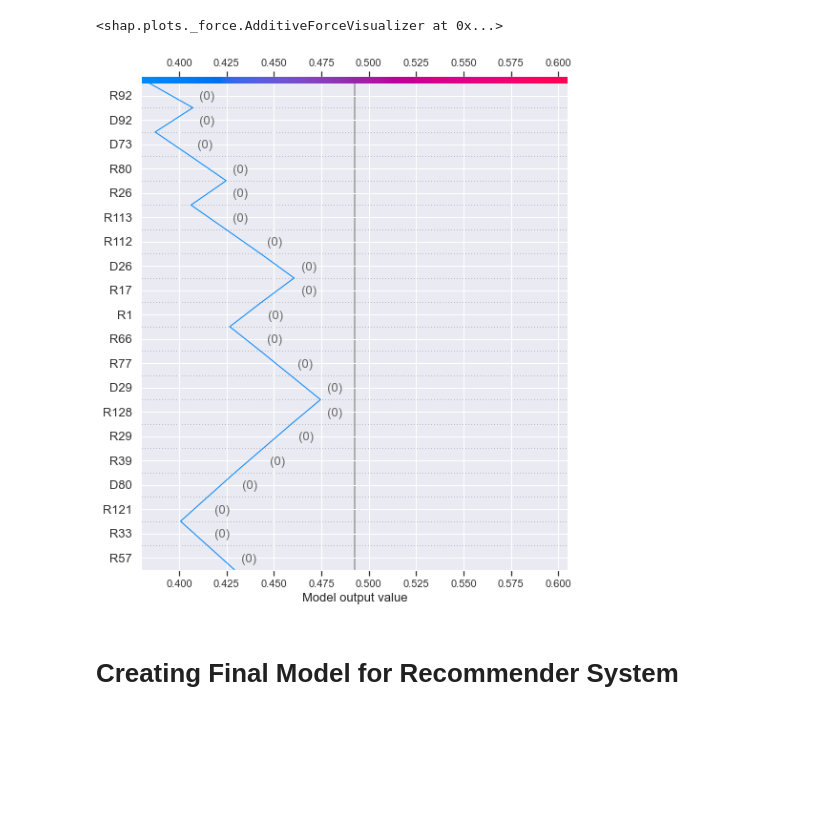
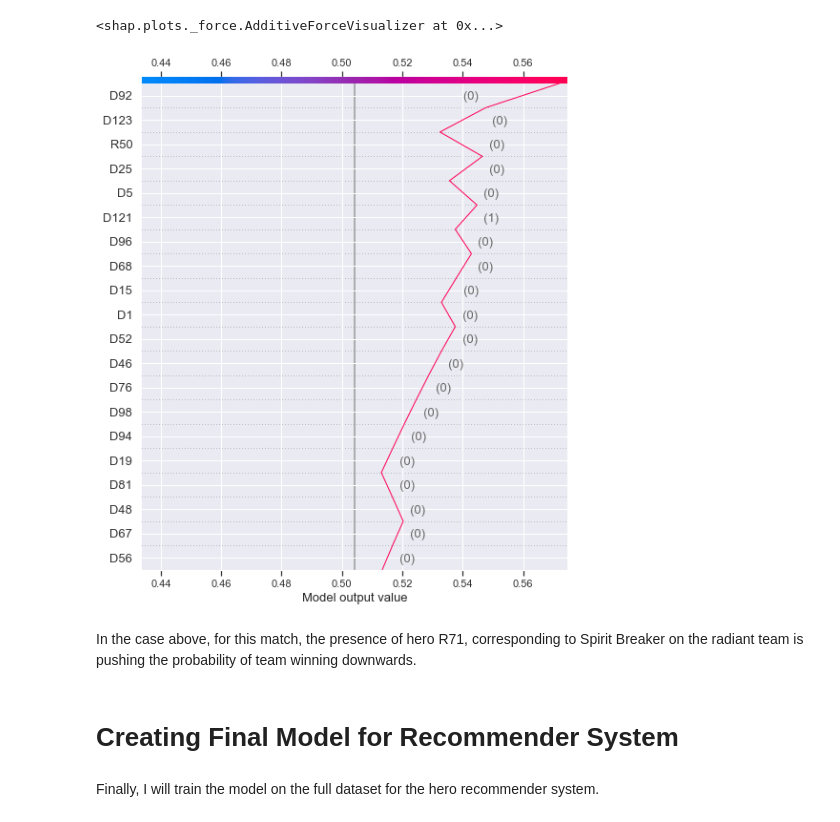
Before and after one commit to zackchia1608/Python-projects, a Jupyter notebook: Dota 2 match win predictor and recommender/Part 4 - Captstone_Neural_Network.ipynb, the cells around one changed output. Cells and saved outputs as stored; diff of their text form; code cells hidden in the pictures; blank space fills up the shorter version.

```diff
--- a/Dota 2 match win predictor and recommender/Part 4 - Captstone_Neural_Network.ipynb
+++ b/Dota 2 match win predictor and recommender/Part 4 - Captstone_Neural_Network.ipynb
@@ -78,11 +78,11 @@ def create_model(hp):
     # int value between min and max value for the different units
     dense_units = hp.Int('dense_units', min_value=96, max_value=224, step=32)
     hidden_units_1 = hp.Int(
-        'hidden_units_1', min_value=96, max_value=192, step=32)
+        'hidden_units_1', min_value=128, max_value=224, step=32)
     hidden_units_2 = hp.Int(
-        'hidden_units_2', min_value=64, max_value=160, step=32)
+        'hidden_units_2', min_value=96, max_value=192, step=32)
     hidden_units_3 = hp.Int(
-        'hidden_units_3', min_value =32, max_value=128, step=32)
+        'hidden_units_3', min_value =64, max_value=160, step=32)
     # dropout rate of 0.3 to 0.5
     dropout_1 = hp.Choice('dropout_1', [0.3, 0.4, 0.5])
     dropout_2 = hp.Choice('dropout_2', [0.3, 0.4, 0.5])
@@ -171,12 +171,13 @@ I will set the tuner to optimise for validation accuracy. I will also set a max
 In addition, I will create a stop-early function to also ensure that our model does not overfit. I have set the patience function for the validation accuracy to 2, which indicates that each trial will stop early should the validation accuracy decreases two times in a row. This will provide some leeway for the model to learn during the training process.
 # %%
 # Creating our tuner and boundaries
-tuner = keras_tuner.Hyperband(
+tuner = keras_tuner.BayesianOptimization(
     hypermodel=create_model,
     objective="val_accuracy",
-    max_epochs=50,
+    max_trials=50,
     seed=42,
-    factor=10,
+    alpha=0.0001,
+    beta = 2.6,
     overwrite=True,
     project_name="hyperparameter_search_results",
 )
@@ -390,11 +389,15 @@ shap.force_plot(explainer.expected_value[0].numpy(
 # %%
 # Plotting individual sample shap decision plot
 shap.decision_plot(explainer.expected_value[0].numpy(
-), shap_values[0][110], features=X_holdout.iloc[0, :], feature_names=X_holdout.columns.tolist())
+), shap_values[0][10], features=X_holdout.iloc[0, :], feature_names=X_holdout.columns.tolist())
 # %% [output]
-[figure, old version]
+[figure, new version]
+# %% [markdown]
+In the case above, for this match, the presence of hero R71, corresponding to Spirit Breaker on the radiant team is pushing the probability of team winning downwards.
 # %% [markdown]
 # Creating Final Model for Recommender System
+# %% [markdown]
+Finally, I will train the model on the full dataset for the hero recommender system.
 # %%
 #Creating split for X and y variables
 X_final = model_df.drop('radiant_win', axis = 1)
```
Also changed, not shown: parts of 15 cells of this notebook, 12 other files.
